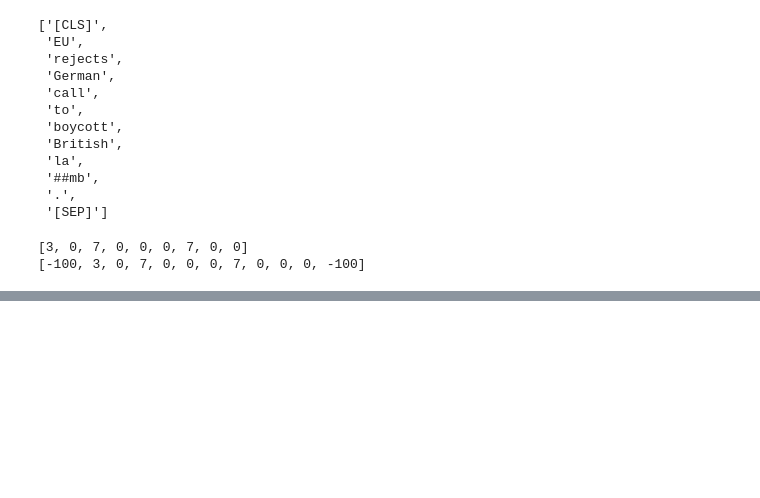
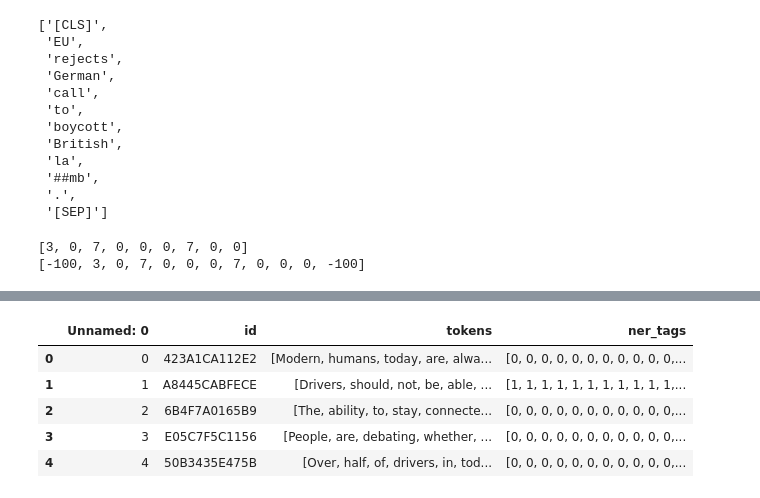
Before and after one commit to Brad1141/Discourse_Classification, a Jupyter notebook: tokenClassy.ipynb, the cells around one changed output, grey strips where cells are left out. Saved outputs shown, nothing was run; the diff lists cells and outputs as text; code cells hidden in the pictures; blank space fills up the shorter version.

```diff
--- a/tokenClassy.ipynb
+++ b/tokenClassy.ipynb
@@ -87,0 +223,12 @@ print(align_labels_with_tokens(labels, word_ids))
+# %%
+pdTest = pd.read_csv("test3.csv")
+pdTest['tokens'] = pdTest['tokens'].apply(lambda a: a.split())
+pdTest['ner_tags'] = pdTest['ner_tags'].apply(lambda a: a.split())
+pdTest.head()
+# %% [output]
+|  | Unnamed: 0 | id | tokens | ner_tags |
+| 0 | 0 | 423A1CA112E2 | [Modern, humans, today, are, alwa... | [0, 0, 0, 0, 0, 0, 0, 0, 0, 0, 0,... |
+| 1 | 1 | A8445CABFECE | [Drivers, should, not, be, able, ... | [1, 1, 1, 1, 1, 1, 1, 1, 1, 1, 1,... |
+| 2 | 2 | 6B4F7A0165B9 | [The, ability, to, stay, connecte... | [0, 0, 0, 0, 0, 0, 0, 0, 0, 0, 0,... |
+| 3 | 3 | E05C7F5C1156 | [People, are, debating, whether, ... | [0, 0, 0, 0, 0, 0, 0, 0, 0, 0, 0,... |
+| 4 | 4 | 50B3435E475B | [Over, half, of, drivers, in, tod... | [0, 0, 0, 0, 0, 0, 0, 0, 0, 0, 0,... |
```
Also changed, not shown: parts of 20 cells of this notebook, 3 other files.
